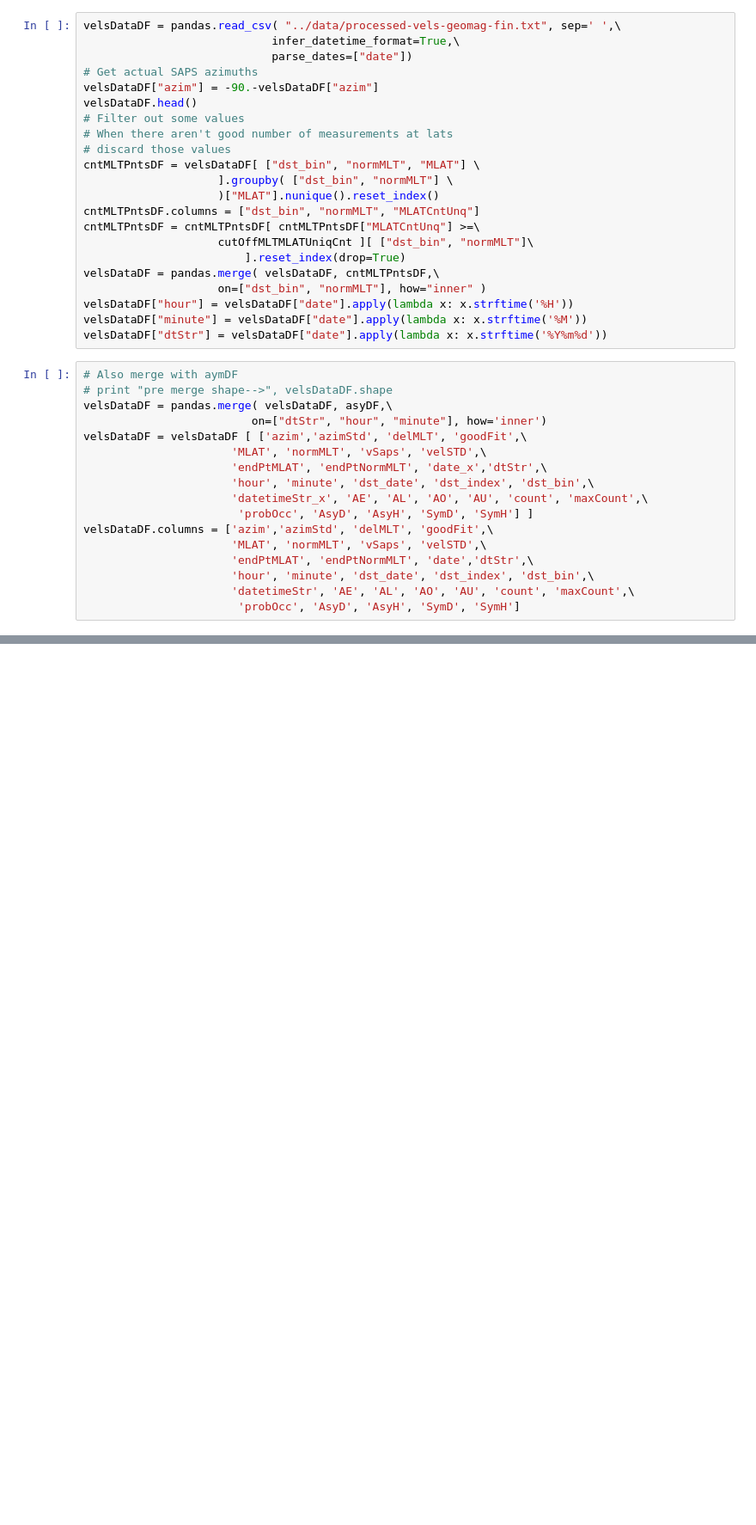
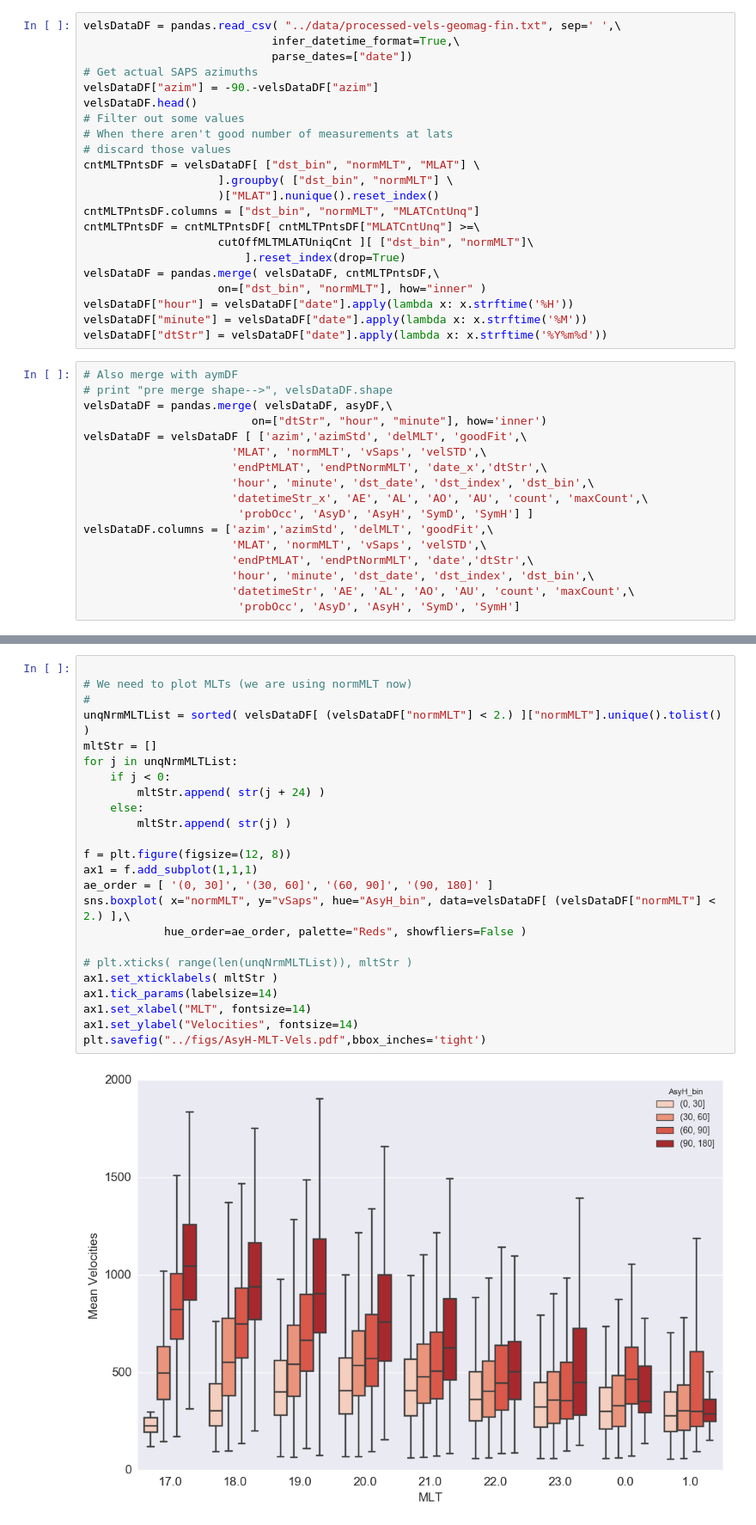
Before and after one commit to bharatreddy/indsvels, a Jupyter notebook: ipy/stats-gmag.ipynb, the cells around one changed output, grey strips where cells are left out. Shown at 86% size. Saved outputs shown, nothing was run; the diff lists cells and outputs as text; blank space fills up the shorter version.

```diff
--- a/ipy/stats-gmag.ipynb
+++ b/ipy/stats-gmag.ipynb
@@ -73,0 +136,26 @@ velsDataDF.columns = ['azim','azimStd', 'delMLT', 'goodFit',\
+# %%
+
+# We need to plot MLTs (we are using normMLT now)
+#
+unqNrmMLTList = sorted( velsDataDF[ (velsDataDF["normMLT"] < 2.) ]["normMLT"].unique().tolist() )
+mltStr = []
+for j in unqNrmMLTList:
+    if j < 0:
+        mltStr.append( str(j + 24) )
+    else:
+        mltStr.append( str(j) )
+
+f = plt.figure(figsize=(12, 8))
+ax1 = f.add_subplot(1,1,1)
+ae_order = [ '(0, 30]', '(30, 60]', '(60, 90]', '(90, 180]' ]
+sns.boxplot( x="normMLT", y="vSaps", hue="AsyH_bin", data=velsDataDF[ (velsDataDF["normMLT"] < 2.) ],\
+            hue_order=ae_order, palette="Reds", showfliers=False )
+
+# plt.xticks( range(len(unqNrmMLTList)), mltStr )
+ax1.set_xticklabels( mltStr )
+ax1.tick_params(labelsize=14)
+ax1.set_xlabel("MLT", fontsize=14)
+ax1.set_ylabel("Velocities", fontsize=14)
+plt.savefig("../figs/AsyH-MLT-Vels.pdf",bbox_inches='tight')
+# %% [output]
+[figure, added]
```
Also changed, not shown: parts of 8 cells of this notebook, 3 other files.
